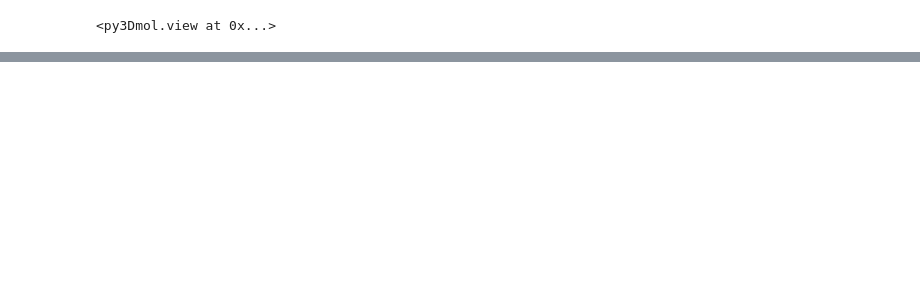
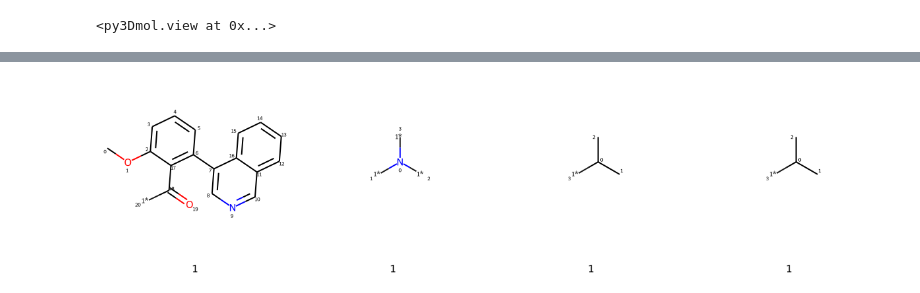
Before and after one commit to Strandgaard96/GB_GA, a Jupyter notebook: notebooks/investigate_amines.ipynb, the cells around one changed output, grey strips where cells are left out. Drawn from its saved outputs; the diff is of its cells as text; code cells hidden in the pictures; blank space fills up the shorter version.

```diff
--- a/notebooks/investigate_amines.ipynb
+++ b/notebooks/investigate_amines.ipynb
@@ -341,0 +451,23 @@ MolTo3DView(mol)
+# %%
+mol_with_dummy = core[0]
+cat = mol_list[50]
+dummy = Chem.MolFromSmiles("*")
+mols = []
+#cat = Chem.AddHs(cat)
+AllChem.AssignStereochemistry(cat)
+tert_amines = cat.GetSubstructMatches(Chem.MolFromSmarts("[#7X3;H0;D3;!+1]"))
+if len(tert_amines) == 0:
+    raise Exception(
+        f"{Chem.MolToSmiles(Chem.RemoveHs(cat))} constains no tertiary amine."
+    )
+#for amine in tert_amines:
+amine = tert_amines[0]
+
+# Get the neigbouring bonds to the amine
+atom = cat.GetAtomWithIdx(amine[0])
+indices = [(amine[0],x.GetIdx()) for x in atom.GetNeighbors()]
+bonds = []
+for atoms in indices:
+    bonds.append(cat.GetBondBetweenAtoms(atoms[0], atoms[1]).GetIdx())
+frag = Chem.FragmentOnBonds(cat, bonds,addDummies=True,dummyLabels=[(1, 1),(1, 1),(1, 1)])
+frags = Chem.GetMolFrags(frag, asMols=True, sanitizeFrags=False)
@@ -341,0 +478,4 @@ MolTo3DView(mol)
+# %%
+Draw.MolsToGridImage(frags,molsPerRow=4,maxMols=10,legends=['1' for x in range(100,120)], subImgSize=(300,300))
+# %% [output]
+[figure, added]
```
Also changed, not shown: parts of 21 cells of this notebook, 27 other files.
